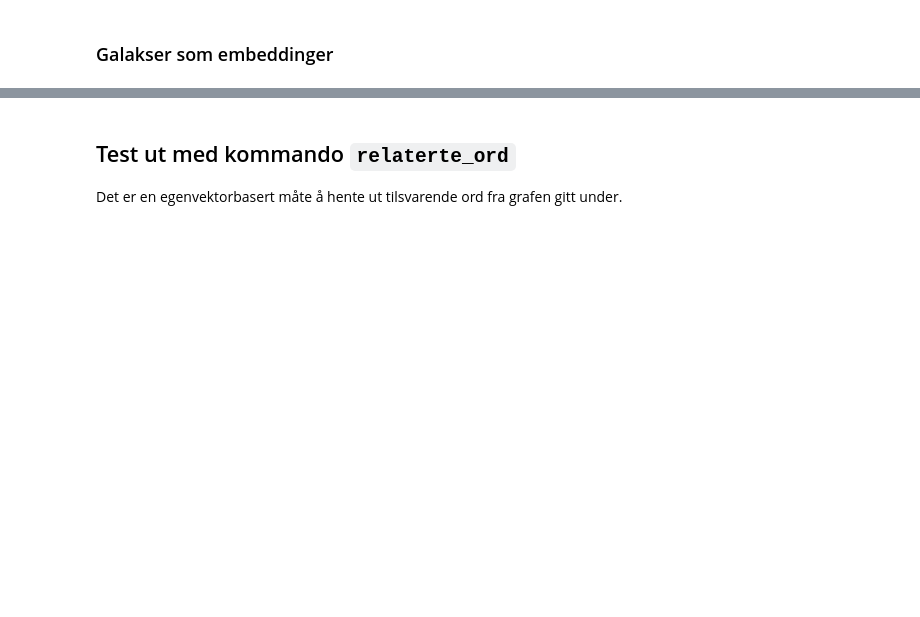
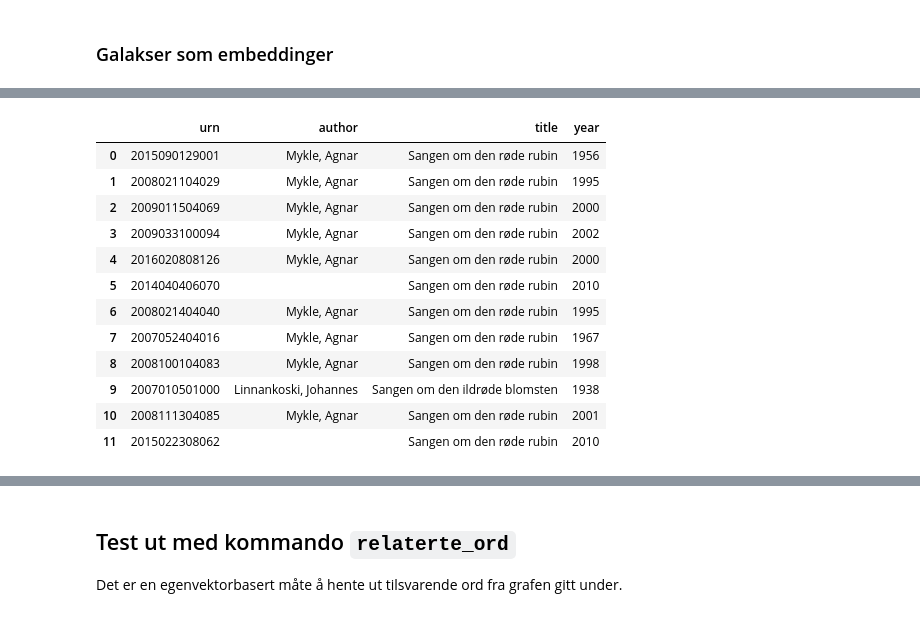
Before and after one commit to Yoonsen/Miscellaneous-Notebooks, a Jupyter notebook: Galakser som embedding/Galakser_helse_og_sykdom.ipynb, the cells around one changed output, grey strips where cells are left out. Saved outputs shown, nothing was run; the diff lists cells and outputs as text; code cells hidden in the pictures; blank space fills up the shorter version.

```diff
--- a/Galakser som embedding/Galakser_helse_og_sykdom.ipynb
+++ b/Galakser som embedding/Galakser_helse_og_sykdom.ipynb
@@ -26,0 +27,16 @@ nb.concordance('bil')
+# %%
+nb.book_corpus(title="sangen%om%røde%")
+# %% [output]
+|  | urn | author | title | year |
+| 0 | 2015090129001 | Mykle, Agnar | Sangen om den røde rubin | 1956 |
+| 1 | 2008021104029 | Mykle, Agnar | Sangen om den røde rubin | 1995 |
+| 2 | 2009011504069 | Mykle, Agnar | Sangen om den røde rubin | 2000 |
+| 3 | 2009033100094 | Mykle, Agnar | Sangen om den røde rubin | 2002 |
+| 4 | 2016020808126 | Mykle, Agnar | Sangen om den røde rubin | 2000 |
+| 5 | 2014040406070 |  | Sangen om den røde rubin | 2010 |
+| 6 | 2008021404040 | Mykle, Agnar | Sangen om den røde rubin | 1995 |
+| 7 | 2007052404016 | Mykle, Agnar | Sangen om den røde rubin | 1967 |
+| 8 | 2008100104083 | Mykle, Agnar | Sangen om den røde rubin | 1998 |
+| 9 | 2007010501000 | Linnankoski, Johannes | Sangen om den ildrøde blomsten | 1938 |
+| 10 | 2008111304085 | Mykle, Agnar | Sangen om den røde rubin | 2001 |
+| 11 | 2015022308062 |  | Sangen om den røde rubin | 2010 |
```
Also changed, not shown: parts of 15 cells of this notebook, 1 other file.
